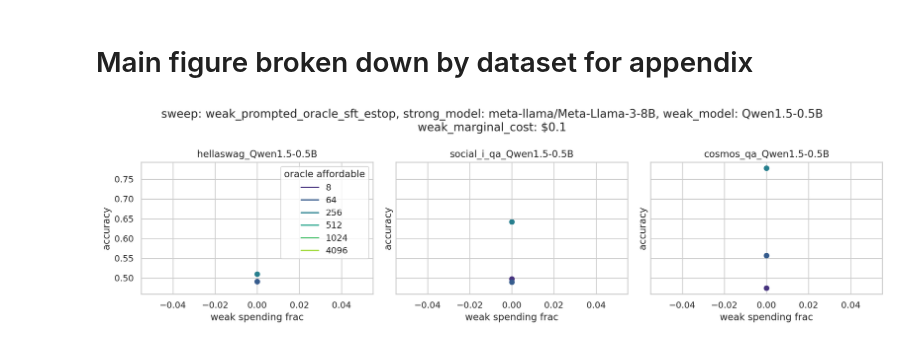
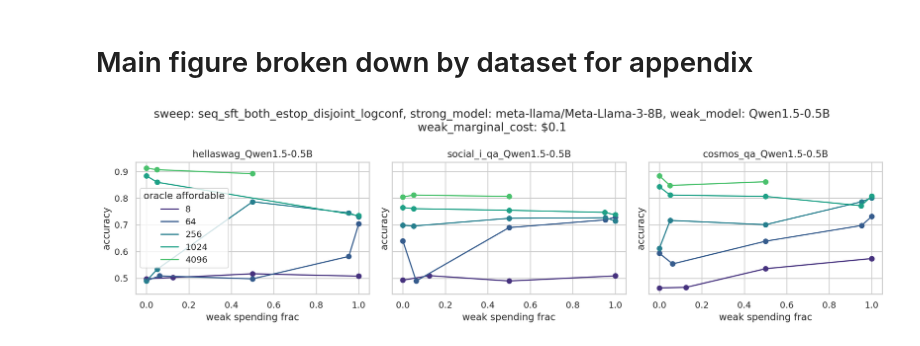
Before and after one commit to EleutherAI/scalable-elicitation, a Jupyter notebook: figures.ipynb, the cells around one changed output. Drawn from its saved outputs; the diff is of its cells as text; code cells hidden in the pictures.

```diff
--- a/figures.ipynb
+++ b/figures.ipynb
@@ -132,54 +132,55 @@ weak_model = "Qwen1.5-0.5B"
 strong_model = "meta-llama/Meta-Llama-3-8B"
 
 
-# sweep_name = "seq_sft_both_estop_disjoint_logconf"
+sweep_name = "seq_sft_both_estop_disjoint_logconf"
 # sweep_name = "seq_sft_both_estop_active_oracle_disjoint"
 # sweep_name = "seq_sft_both_estop_clean_disjoint"
 weak_spending_fracs = [0.0, 0.05, 0.5, 0.95, 1.0]
-oracle_affordables = [8, 64, 256, 512, 1024, 4096]
-base_ds_names = ["hellaswag", "social_i_qa", "cosmos_qa"]
+oracle_affordables = [8, 64, 256, 1024, 4096]
+current_base_ds_names = ["hellaswag", "social_i_qa", "cosmos_qa"]
 
 # sweep_name = "seq_sft_both_estop_clean_disjoint"
 # weak_spending_fracs = [0.0, 0.05, 0.2, 0.4, 0.6, 0.8, 0.95, 1.0]
-# oracle_affordables = [8, 16, 64, 256, 512, 1024, 4096]
+# oracle_affordables = [8, 16, 64, 256, 512, 1024, 4096, 8192]
+# current_base_ds_names = base_ds_names
 
 kinds = ["{base_name}_" + weak_model,]
 
-fig, axs = plt.subplots(len(kinds), len(base_ds_names), figsize=(2 + 4 * len(base_ds_names), len(kinds) * 4), sharex=True, sharey=True, dpi=200)
-axs = axs.reshape((-1, len(base_ds_names)))
+fig, axs = plt.subplots(len(kinds), len(current_base_ds_names), figsize=(2 + 4 * len(current_base_ds_names), len(kinds) * 4), sharex=True, sharey=True, dpi=200)
+axs = axs.reshape((-1, len(current_base_ds_names)))
 for i, kind in enumerate(kinds):
-    for j, base_ds_name in enumerate(base_ds_names):
+    for j, base_ds_name in enumerate(current_base_ds_names):
         plt.sca(axs[i, j])
         ds_name = kind.format(base_name=base_ds_name)
         run_name = (ds_name,
             strong_model,
             sweep_name)
 
         # saliences = salience_df.loc[(ds_name, strong_model)]
         # salience_weak, salience_oracle = saliences["salience_weak"], saliences["salience_oracle"]
 
         for oracle_affordable in oracle_affordables:
             accs = []
             actual_wsfs = []
             for wsf in weak_spending_fracs:
                 osf = 1 - wsf
                 n_oracle = int(wsf * oracle_affordable)
                 n_weak = int((oracle_affordable - n_oracle) / weak_marginal_cost)
                 acc = find_result_by_n(results_df, n_weak, n_oracle, run_name, rtol=0.05, verbose=False)
                 if acc is not None:
                     accs.append(acc)
                     actual_wsfs.append(1 - (n_oracle / (n_oracle + n_weak * weak_marginal_cost)))
 
             plt.plot(actual_wsfs, accs, label=f"{oracle_affordable}")
             plt.scatter(actual_wsfs, accs)
 
         plt.xlabel("weak spending frac")
         plt.ylabel("accuracy")
         plt.title(f"{ds_name}")
         if i == 0 and j == 0:
             plt.legend(title="oracle affordable")
 plt.suptitle(f"sweep: {sweep_name}, strong_model: {strong_model}, weak_model: {weak_model}\nweak_marginal_cost: \\${weak_marginal_cost}")
 plt.tight_layout()
 plt.show()
 # %% [output]
-[figure, old version]
+[figure, new version]
```
Also changed, not shown: parts of 5 cells of this notebook, 5 other files.
